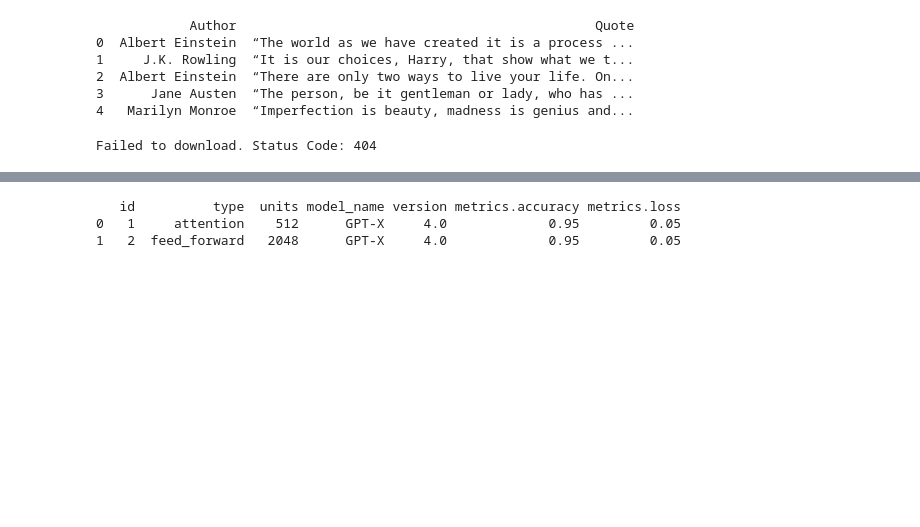
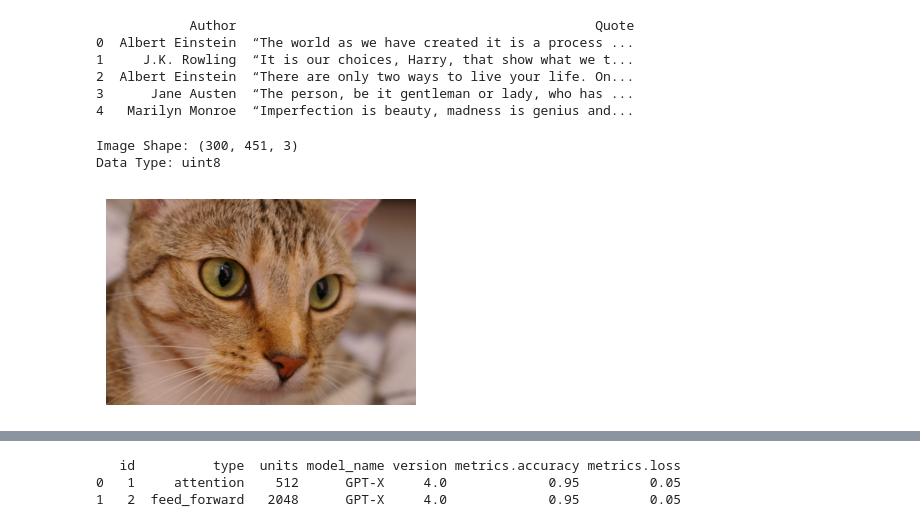
Before and after one commit to madhurya-hello/ML-KIIT-Tasks, a Jupyter notebook: data_collection_techniques.ipynb, the cells around one changed output, grey strips where cells are left out. Saved outputs shown, nothing was run; the diff lists cells and outputs as text; code cells hidden in the pictures; blank space fills up the shorter version.

```diff
--- a/data_collection_techniques.ipynb
+++ b/data_collection_techniques.ipynb
@@ -102,33 +102,31 @@ from io import BytesIO
 # %%
 # collecting an image
 
-# Using a standard data science sample image (more reliable than Wikipedia for testing)
-image_url = "https://raw.githubusercontent.com/scikit-image/scikit-image/main/skimage/data/chelsea.png"
+image_url = "https://raw.githubusercontent.com/imageio/imageio-binaries/master/images/chelsea.png"
 
 try:
-    # We use a specific header to look like a real browser
     headers = {'User-Agent': 'Mozilla/5.0 (Windows NT 10.0; Win64; x64)'}
     response = requests.get(image_url, headers=headers, stream=True)
 
-    # Check if the download was actually successful (Code 200)
     if response.status_code == 200:
         img = Image.open(BytesIO(response.content))
         img_array = np.array(img)
 
         print(f"Image Shape: {img_array.shape}")
         print(f"Data Type: {img_array.dtype}")
 
         plt.figure(figsize=(4, 4))
         plt.imshow(img_array)
         plt.axis('off')
         plt.show()
     else:
         print(f"Failed to download. Status Code: {response.status_code}")
-
 except Exception as e:
     print(f"Error: {e}")
 # %% [output]
-Failed to download. Status Code: 404
+Image Shape: (300, 451, 3)
+Data Type: uint8
+[figure, added]
 # %%
 import cv2
 import os
```
Also changed, not shown: parts of 11 cells of this notebook.
